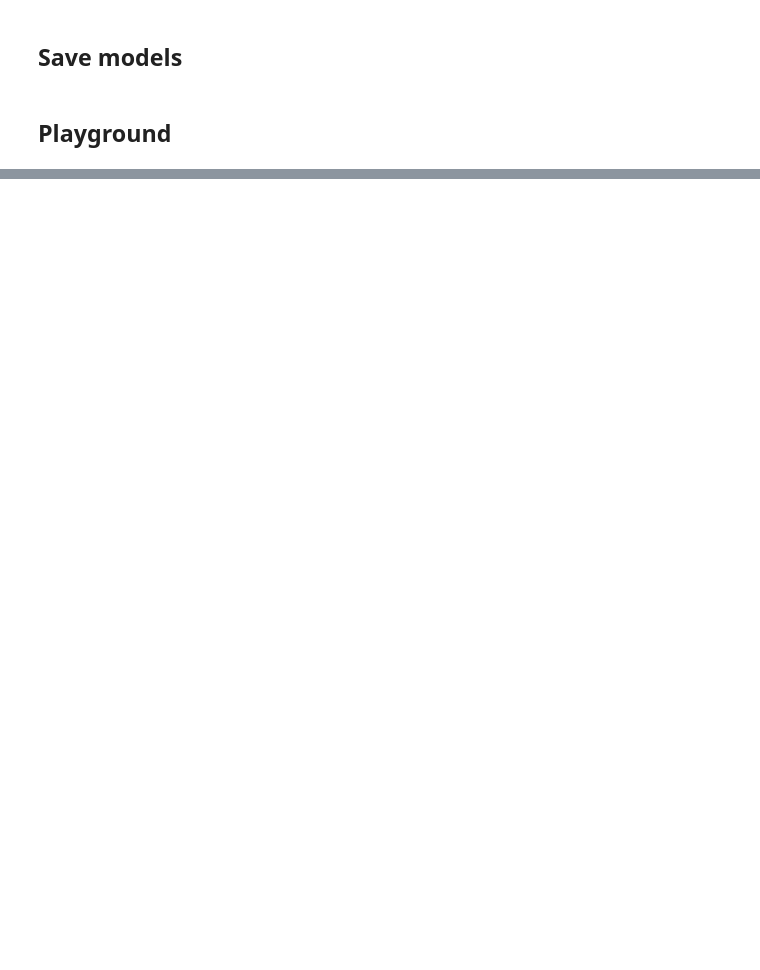
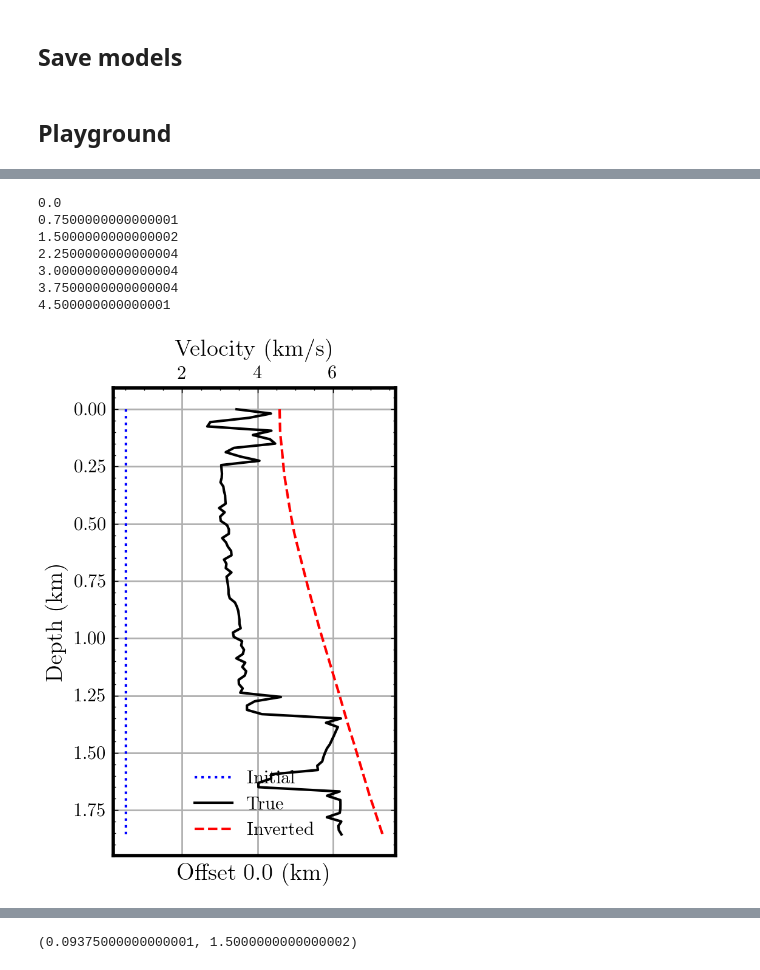
Before and after one commit to hatsyim/hcpinnseikonal, a Jupyter notebook: notebooks/Example-2-arid-Copy1.ipynb, the cells around one changed output, grey strips where cells are left out. Cells and saved outputs as stored; diff of their text form; code cells hidden in the pictures; blank space fills up the shorter version.

```diff
--- a/notebooks/Example-2-arid-Copy1.ipynb
+++ b/notebooks/Example-2-arid-Copy1.ipynb
@@ -1080,0 +1201,14 @@ plot_section(v_pred.reshape(X.shape)[:,:,10,i], 'v_pred_zy.png', vmin=np.nanmin(
+# %%
+for i in range(len(x)):
+    if i%10==0:
+        print(x[i])
+        plot_trace(v_init[:,:,10,0], vel3d[:,:,10], v_pred.reshape(X.shape)[:,:,10,0], i, x, z, fig_name='Trace_'+str(round(x[i]))+'.png', save_dir=wandb_dir)
+# %% [output]
+0.0
+0.7500000000000001
+1.5000000000000002
+2.2500000000000004
+3.0000000000000004
+3.7500000000000004
+4.500000000000001
+[figure, added]
@@ -1147,3 +1287,7 @@ nx = x.size
 plot_slice(x, y, z, vel3d.reshape(X[:,:,:,0].shape), 0, y.size-1, z.size-1, fig_name='v_trueCube.png', save_dir=wandb_dir)
 plot_slice(x, y, z, v_pred.reshape(X.shape)[:,:,:,0], 0, y.size-1, z.size-1, fig_name='v_predCube.png', save_dir=wandb_dir)
 plot_slice(x, y, z, v_init.reshape(X.shape)[:,:,:,0], 0, y.size-1, z.size-1, fig_name='v_initCube.png', save_dir=wandb_dir)
+# %%
+z[5], y[20]
+# %% [output]
+(0.09375000000000001, 1.5000000000000002)
```
Also changed, not shown: parts of 18 cells of this notebook, 23 other files.
